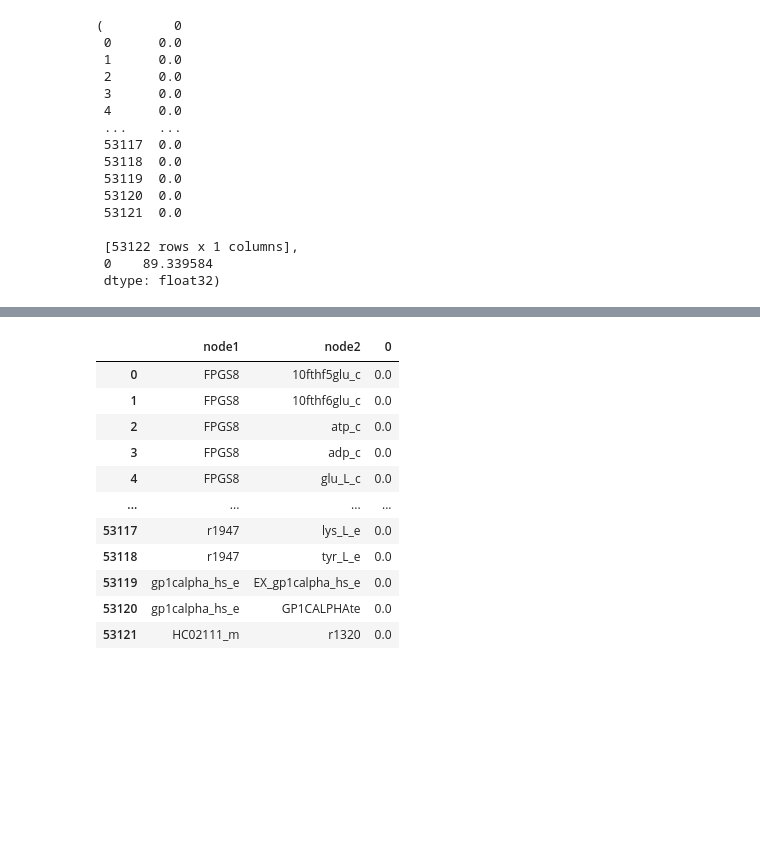
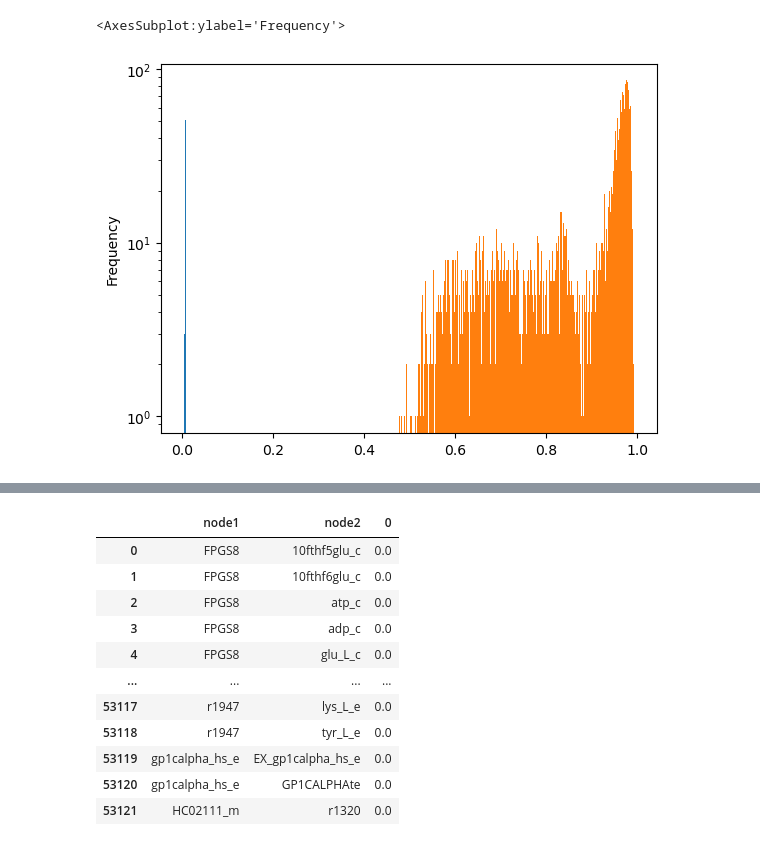
Before and after one commit to DeepenData/Graph_Neural_Networks_and_Phenylketonuria, a Jupyter notebook: src/step04_explainer.ipynb, the cells around one changed output, grey strips where cells are left out. Cells and saved outputs as stored; diff of their text form; code cells hidden in the pictures; blank space fills up the shorter version.

```diff
--- a/src/step04_explainer.ipynb
+++ b/src/step04_explainer.ipynb
@@ -43,28 +102,8 @@ plt.show()
-# %%
-import networkx as nx
-
-pyg_graph = a_batch[0]
-nx_G      = nx.read_gpickle(
-"results/graphs_from_PYG_and_NX/grafo_nx_Concen_plus_Fluxes.gpickle")
-explainer_subgraphs_df =  pd.DataFrame(edge_mask.cpu().reshape(a_batch.y.__len__(), -1).numpy().transpose())
-explainer_subgraphs_df[explainer_subgraphs_df < node_feat_mask.cpu().numpy()] = 0
-
-explainer_subgraphs_df  = explainer_subgraphs_df.loc[:,explainer_subgraphs_df.sum() > 0]
-explainer_subgraphs_df, explainer_subgraphs_df.sum()
-# %% [output]
-(         0
- 0      0.0
- 1      0.0
- 2      0.0
- 3      0.0
- 4      0.0
- ...    ...
- 53117  0.0
- 53118  0.0
- 53119  0.0
- 53120  0.0
- 53121  0.0
-
- [53122 rows x 1 columns],
- 0    89.339584
- dtype: float32)
+# %%
+all_graphs_weights_df.min().plot.hist(logy = True, bins=500)
+
+
+all_graphs_weights_df.max().plot.hist(logy = True, bins=500)
+# %% [output]
+<AxesSubplot:ylabel='Frequency'>
+[figure, added]
```
Also changed, not shown: parts of 12 cells of this notebook, 6 other files.
